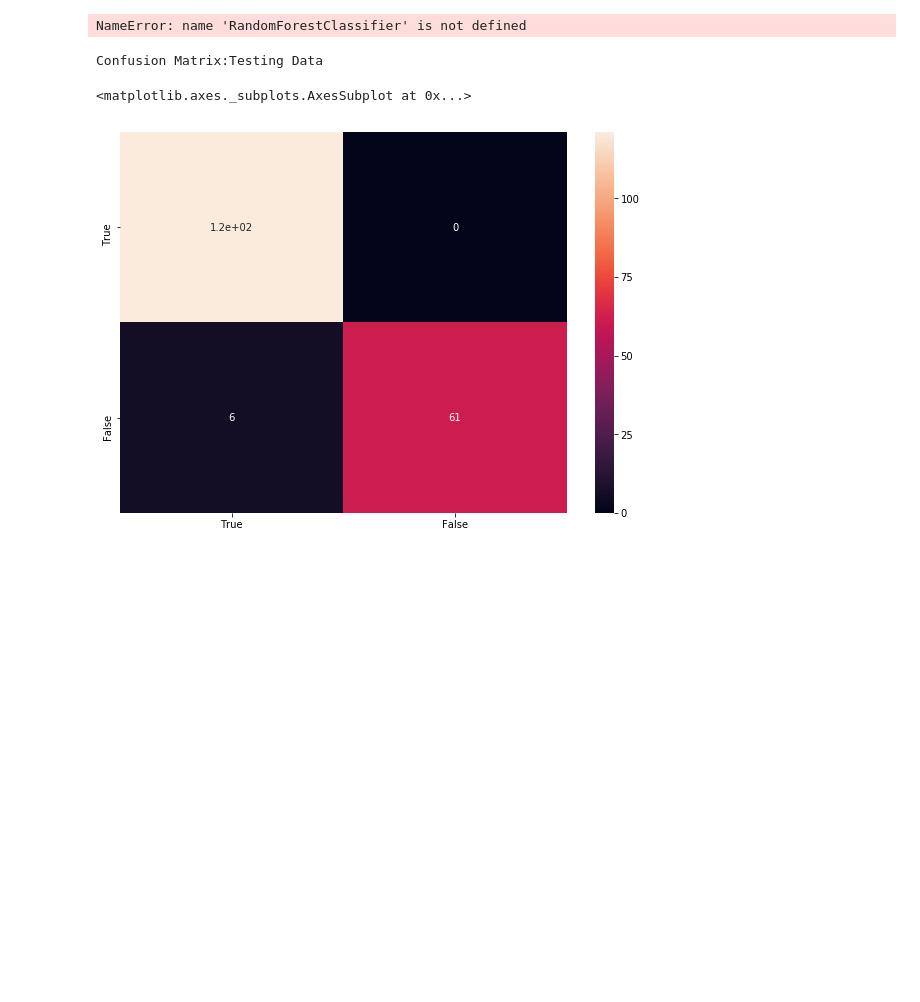
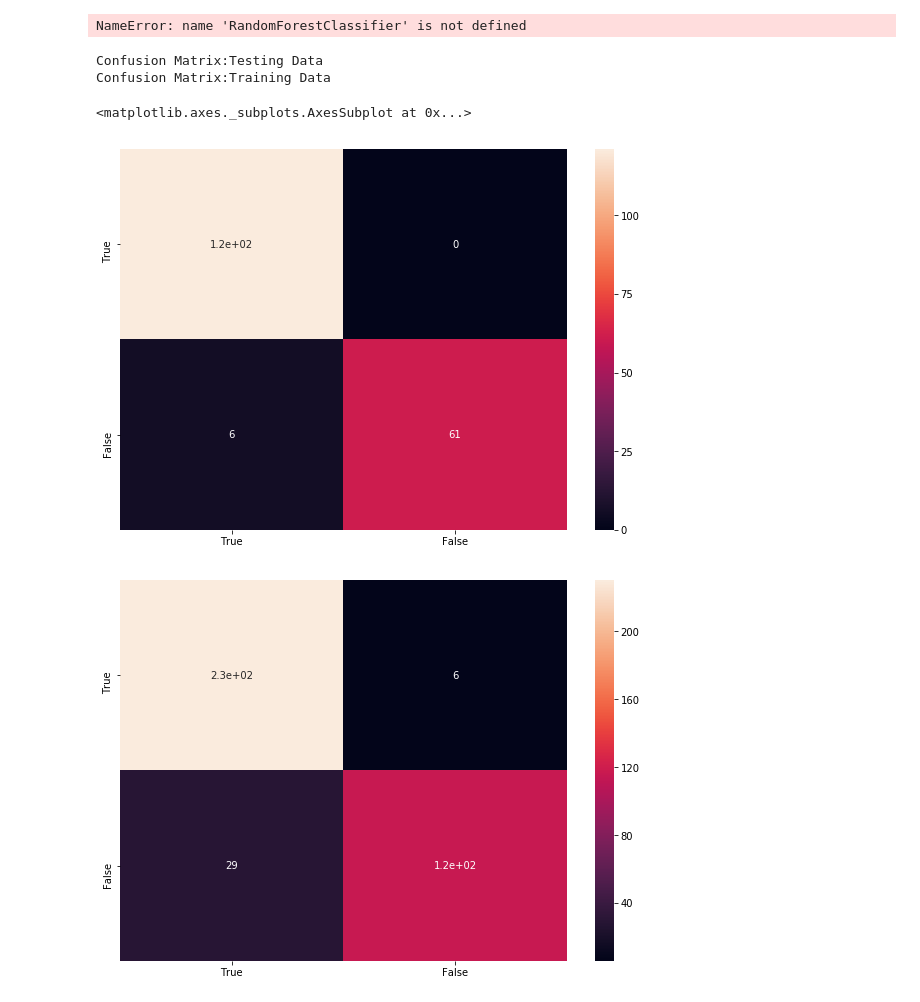
Before and after one commit to amyy28/MachineLearningAssignments, a Jupyter notebook: MLP/Untitled.ipynb, the cells around one changed output. Drawn from its saved outputs; the diff is of its cells as text; code cells hidden in the pictures; blank space fills up the shorter version.

```diff
--- a/MLP/Untitled.ipynb
+++ b/MLP/Untitled.ipynb
@@ -180,19 +180,21 @@ NameError: name 'RandomForestClassifier' is not defined
 # %%
 import seaborn as sn
 import pandas as pd
 import matplotlib.pyplot as plt
 print("Confusion Matrix:Testing Data")
 df_cm = pd.DataFrame(conftest, index = [i for i in ("True","False")],
                   columns = [i for i in ("True","False")])
 plt.figure(figsize = (10,7))
 sn.heatmap(df_cm, annot=True)
 
-print("Confusion Matrix:Testing Data")
-df_cm = pd.DataFrame(conftest, index = [i for i in ("True","False")],
+print("Confusion Matrix:Training Data")
+df_cm = pd.DataFrame(conftrain, index = [i for i in ("True","False")],
                   columns = [i for i in ("True","False")])
 plt.figure(figsize = (10,7))
 sn.heatmap(df_cm, annot=True)
 # %% [output]
 Confusion Matrix:Testing Data
+Confusion Matrix:Training Data
 <matplotlib.axes._subplots.AxesSubplot at 0x...>
 [figure]
+[figure, added]
```
Also changed, not shown: 1 other file.
